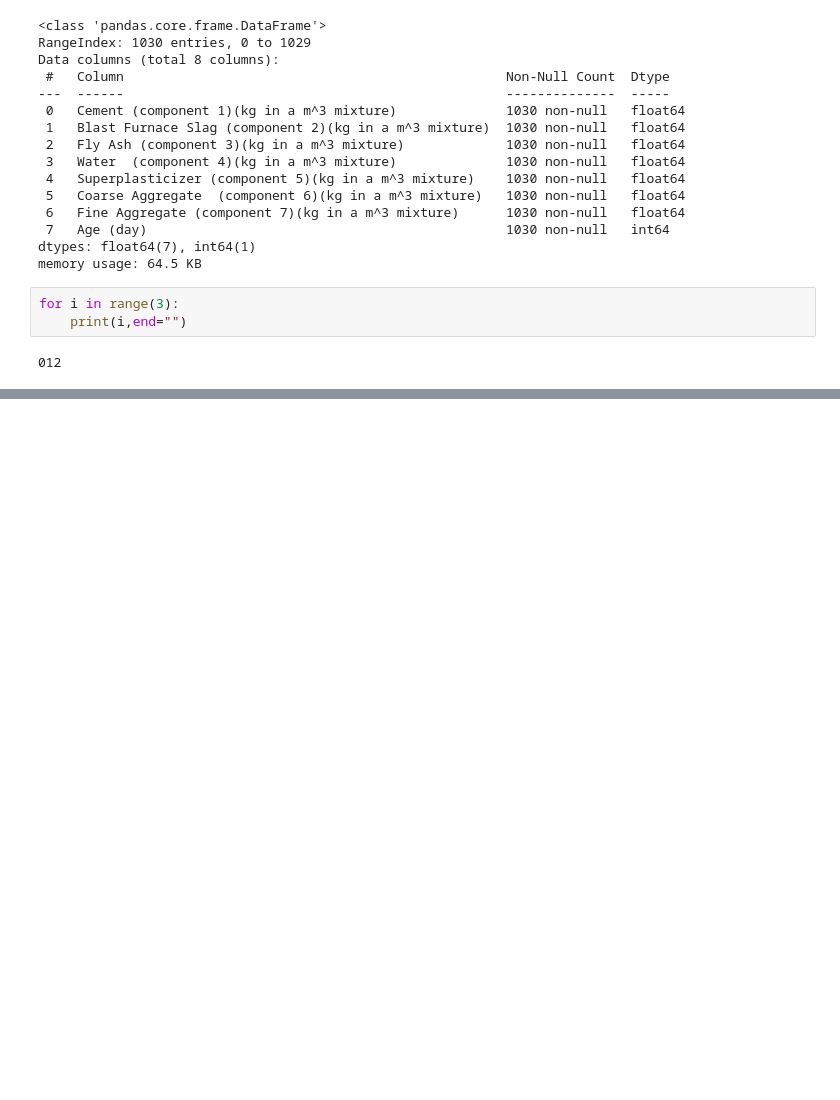
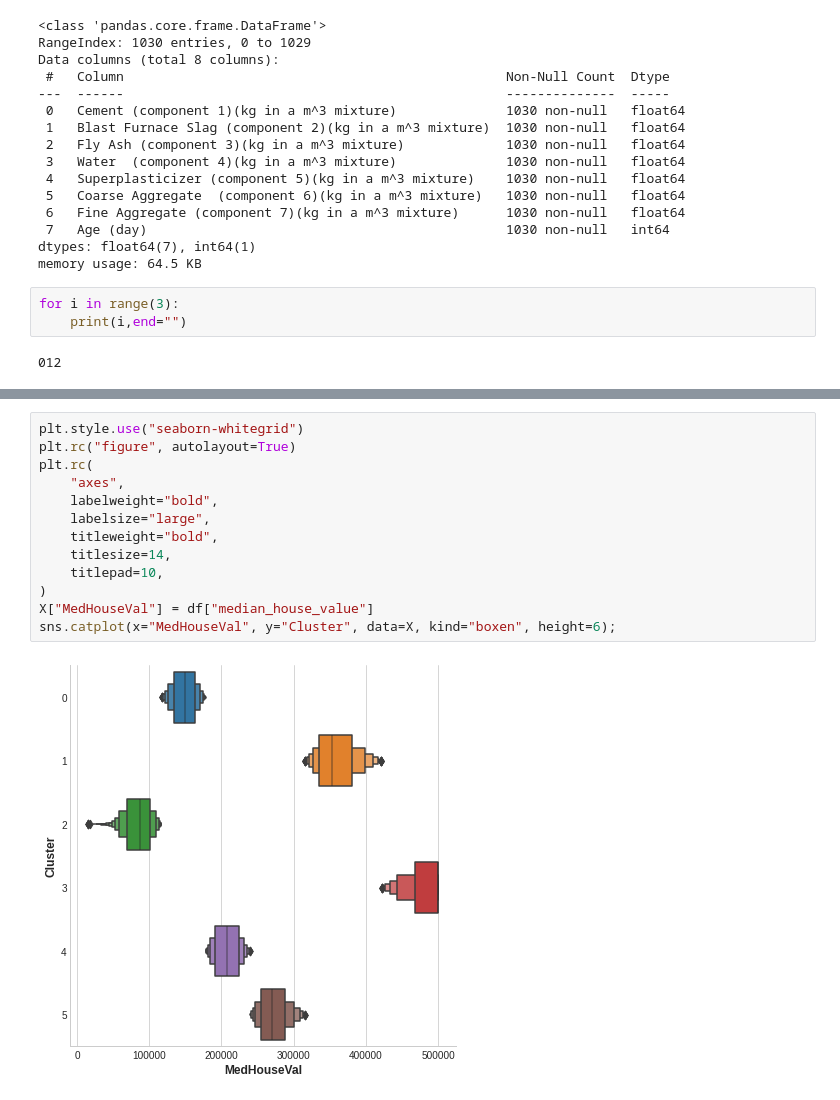
Before and after one commit to TolleDennis/DataSciencePractices, a Jupyter notebook: Feature Engineering Practices.ipynb, the cells around one changed output, grey strips where cells are left out. Saved outputs shown, nothing was run; the diff lists cells and outputs as text; blank space fills up the shorter version.

```diff
--- a/Feature Engineering Practices.ipynb
+++ b/Feature Engineering Practices.ipynb
@@ -52,0 +209,15 @@ for i in range(3):
+# %%
+plt.style.use("seaborn-whitegrid")
+plt.rc("figure", autolayout=True)
+plt.rc(
+    "axes",
+    labelweight="bold",
+    labelsize="large",
+    titleweight="bold",
+    titlesize=14,
+    titlepad=10,
+)
+X["MedHouseVal"] = df["median_house_value"]
+sns.catplot(x="MedHouseVal", y="Cluster", data=X, kind="boxen", height=6);
+# %% [output]
+[figure, added]
```
Also changed, not shown: parts of 11 cells of this notebook, 3 other files.
